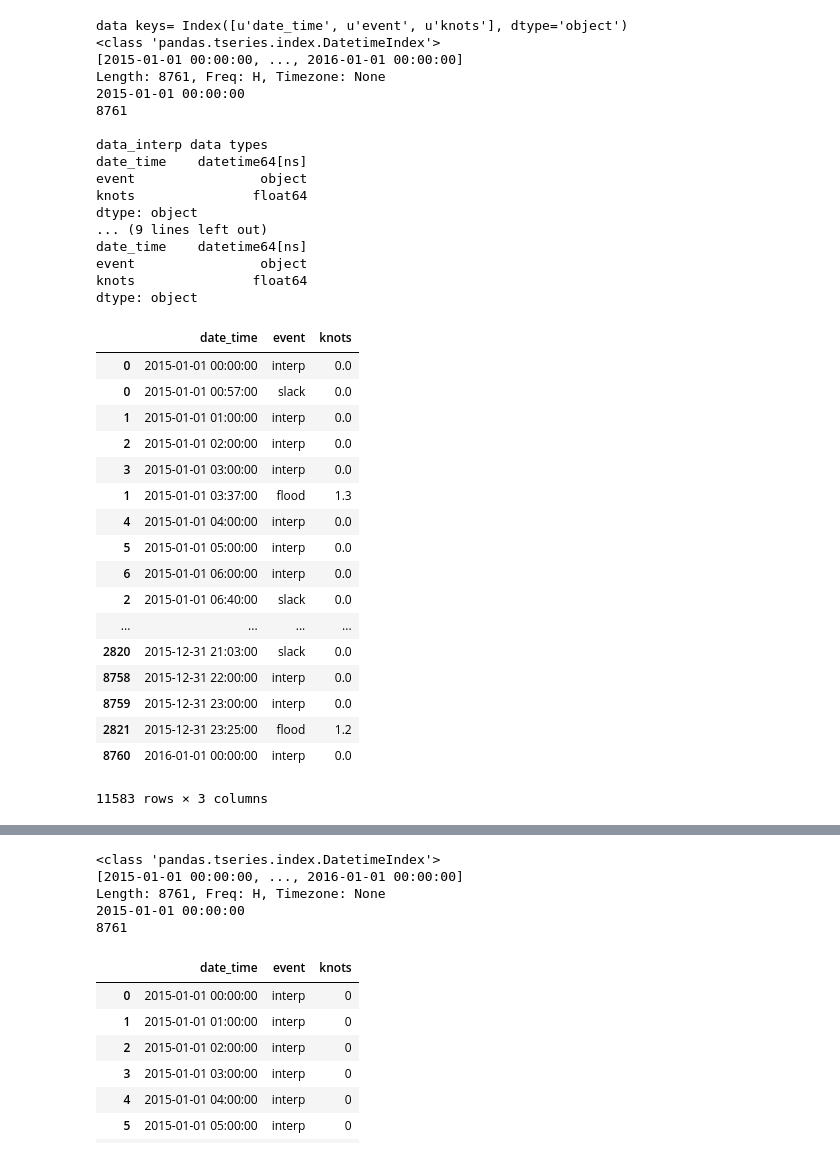
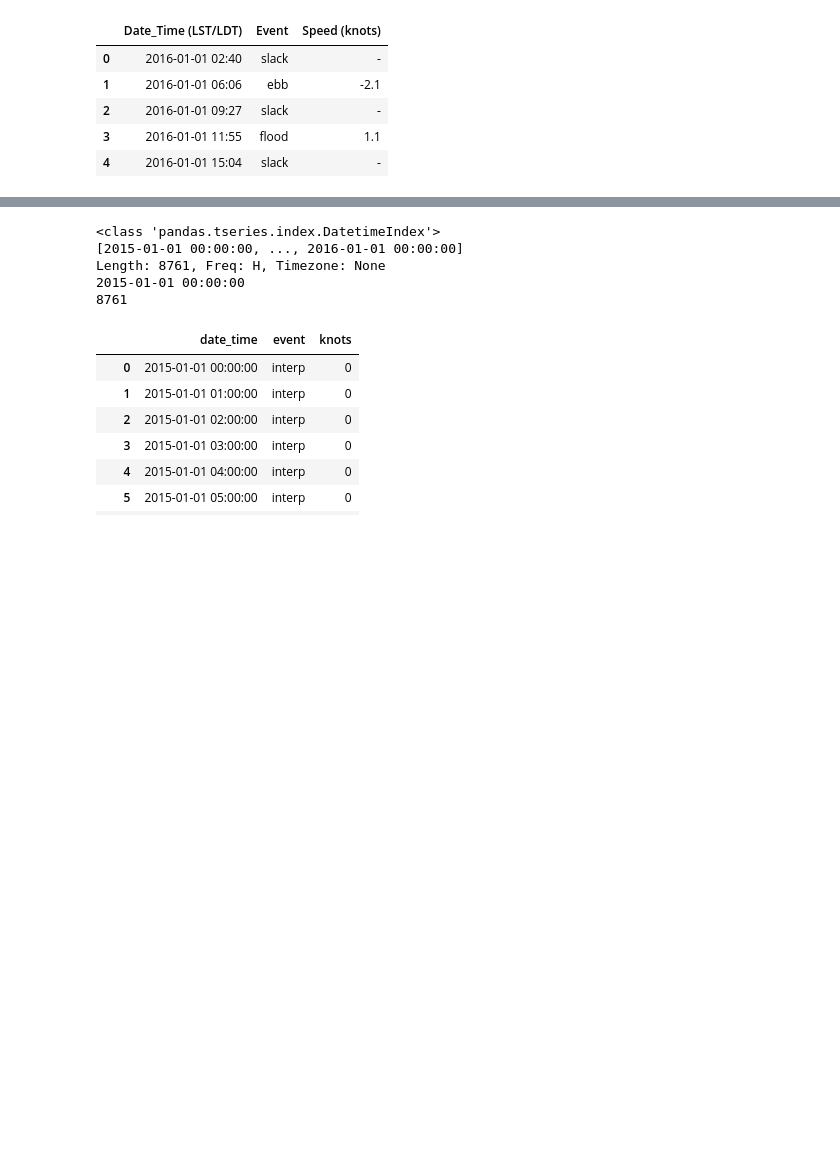
Before and after one commit to btq/nyc_waterways_viz, a Jupyter notebook: python/noaaCurrentScraper.ipynb, the cells around one changed output, grey strips where cells are left out. Drawn from its saved outputs; the diff is of its cells as text; code cells hidden in the pictures; blank space fills up the shorter version.

Commit message:
Update scraper to get pre and post dates

```diff
--- a/python/noaaCurrentScraper.ipynb
+++ b/python/noaaCurrentScraper.ipynb
@@ -16,3 +1,10 @@ import csv
+# %%
+import numpy as np
+import pandas as pd
+import matplotlib.pyplot as plt
+
+pd.options.display.max_columns = 25
+%matplotlib inline
 # %% [markdown]
 ## Scraping NOAA for currents
 The new beta predictions from NOAA allow requests for .csv, .txt, and .xml files.  A requesting URL looks like the following:
@@ -32,71 +24,16 @@ get the whole year with CreateAnnual
 # %%
 #def getCsvData(url):
     #  Takes as input a url to http://tidesandcurrents.noaa.gov/noaacurrents/CreateAnnual
-url = 'http://tidesandcurrents.noaa.gov/noaacurrents/CreateAnnual?id=ACT3431_1&fmt=csv&year=2015&tz=LST/LDT&u=1&t=24hr'
+url = 'http://tidesandcurrents.noaa.gov/noaacurrents/CreateAnnual?id=ACT3431_1&fmt=csv&year=2016&tz=LST/LDT&u=1&t=24hr'
 #website = requests.get(url)
 #print website.text
 #thisStation = np.loadtxt(website.text,comments="Date",delimiter=",",unpack=True)
 data = pd.read_csv(url,parse_dates=[1],infer_datetime_format=True)
-data[data == '-'] = 0 #change slack values to zero knots
-data = data.rename(columns={'Date_Time (LST/LDT)': 'date_time',' Event': 'event', ' Speed (knots)': 'knots'})
-print 'data keys=', data.keys()
-data
-
-#Create hourly version of data
-trng = pd.date_range('1/1/2015','01/01/2016',freq='H')
-print trng
-print trng[0]
-print trng.size
-speedKnots = np.zeros(trng.size)
-event = (('interp',)*trng.size)
-data_interp = {'date_time': trng,
-        'event': event,
-        'knots': speedKnots}
-data_interp = pd.DataFrame(data_interp)
-print '\ndata_interp data types\n', data_interp.dtypes,'\n'
-
-#df.dtypes
-print 'data data types\n', data.dtypes,'\n'
-data = data.convert_objects(convert_dates=True,convert_numeric=True)
-data['date_time'] = pd.to_datetime(data['date_time'])
-print '\ndata data types\n', data.dtypes,'\n'
-#print data_interp.dtypes
-concatenated = pd.concat([data,data_interp])
-concatenated = concatenated.sort('date_time',ascending=1)
-concatenated
+data.head()
 # %% [output]
-data keys= Index([u'date_time', u'event', u'knots'], dtype='object')
-<class 'pandas.tseries.index.DatetimeIndex'>
-[2015-01-01 00:00:00, ..., 2016-01-01 00:00:00]
-Length: 8761, Freq: H, Timezone: None
-2015-01-01 00:00:00
-8761
-
-data_interp data types
-date_time    datetime64[ns]
-event                object
-knots               float64
-dtype: object
-... (9 lines left out)
-date_time    datetime64[ns]
-event                object
-knots               float64
-dtype: object
-|  | date_time | event | knots |
-| 0 | 2015-01-01 00:00:00 | interp | 0.0 |
-| 0 | 2015-01-01 00:57:00 | slack | 0.0 |
-| 1 | 2015-01-01 01:00:00 | interp | 0.0 |
-| 2 | 2015-01-01 02:00:00 | interp | 0.0 |
-| 3 | 2015-01-01 03:00:00 | interp | 0.0 |
-| 1 | 2015-01-01 03:37:00 | flood | 1.3 |
-| 4 | 2015-01-01 04:00:00 | interp | 0.0 |
-| 5 | 2015-01-01 05:00:00 | interp | 0.0 |
-| 6 | 2015-01-01 06:00:00 | interp | 0.0 |
-| 2 | 2015-01-01 06:40:00 | slack | 0.0 |
-| ... | ... | ... | ... |
-| 2820 | 2015-12-31 21:03:00 | slack | 0.0 |
-| 8758 | 2015-12-31 22:00:00 | interp | 0.0 |
-| 8759 | 2015-12-31 23:00:00 | interp | 0.0 |
-| 2821 | 2015-12-31 23:25:00 | flood | 1.2 |
-| 8760 | 2016-01-01 00:00:00 | interp | 0.0 |
+|  | Date_Time (LST/LDT) | Event | Speed (knots) |
+| 0 | 2016-01-01 02:40 | slack | - |
+| 1 | 2016-01-01 06:06 | ebb | -2.1 |
+| 2 | 2016-01-01 09:27 | slack | - |
+| 3 | 2016-01-01 11:55 | flood | 1.1 |
+| 4 | 2016-01-01 15:04 | slack | - |
-11583 rows × 3 columns
```
Also changed, not shown: parts of 7 cells of this notebook.
